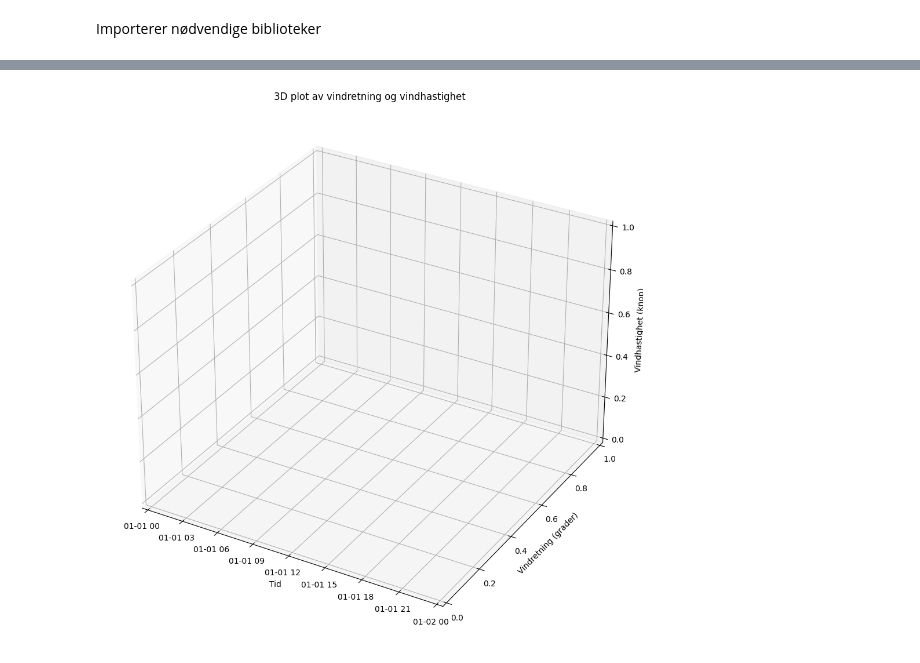
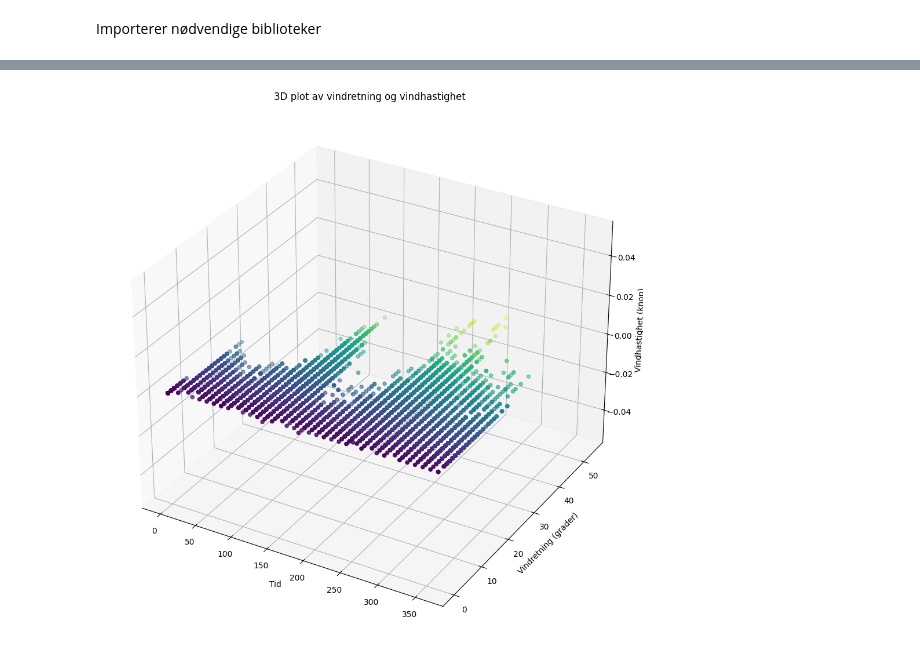
Before and after one commit to oaherrem/Prosjektgruppe55, a Jupyter notebook: proj_environment-main/notebooks/Oppgave_5.ipynb, the cells around one changed output, grey strips where cells are left out. Saved outputs shown, nothing was run; the diff lists cells and outputs as text; code cells hidden in the pictures.

```diff
--- a/proj_environment-main/notebooks/Oppgave_5.ipynb
+++ b/proj_environment-main/notebooks/Oppgave_5.ipynb
@@ -24,17 +14,20 @@ plt.show()
+# %%
+file_path = '../data/ENOL_metar_data.csv'
+df_ENOL = pd.read_csv(file_path)
 # %%
 # 3D plot av vindretning og vindhastighet
 #df_ENOL['Date/time'] = pd.to_datetime(df_ENOL['Date/time'], format="%d-%M-%SZ")
 
 fig = plt.figure(figsize=(40, 12))
 ax = fig.add_subplot(111, projection='3d')
-ax.scatter(df_ENOL['Date/time'], df_ENOL['Wind_direction'], df_ENOL['Wind_speed'], c=df_ENOL['Wind_speed'], cmap='viridis', marker='o')
+ax.scatter(df_ENOL['Wind_direction'], df_ENOL['Wind_speed'], c=df_ENOL['Wind_speed'], cmap='viridis', marker='o')
 ax.set_title('3D plot av vindretning og vindhastighet')
 ax.set_xlabel('Tid')
 ax.set_ylabel('Vindretning (grader)')
 ax.set_zlabel('Vindhastighet (knop)')
 plt.show()
 # %% [output]
-[figure, old version]
+[figure, new version]
 # %%
 # Konverter vindretningen fra grader til radianer (for polarplot)
 theta = df_ENOL['Wind_direction']
```
Also changed, not shown: parts of 13 cells of this notebook, 1 other file.
